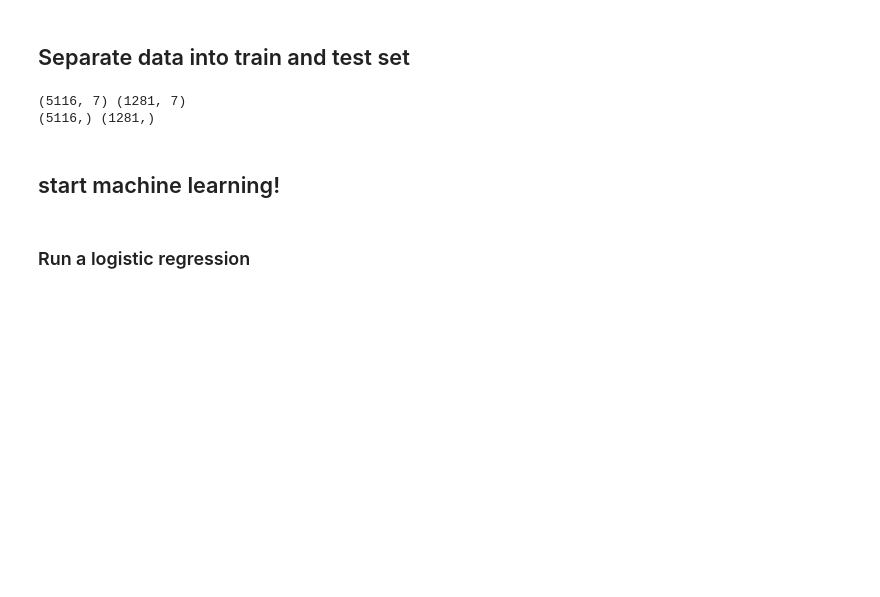
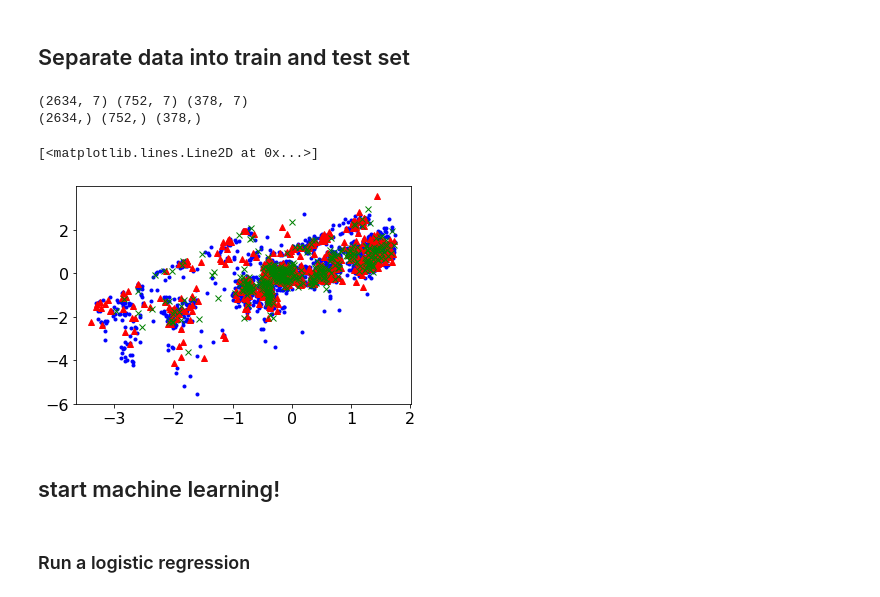
Before and after one commit to bmullet/PEEVED, a Jupyter notebook: RunMLTests.ipynb, the cells around one changed output. Cells and saved outputs as stored; diff of their text form; code cells hidden in the pictures; blank space fills up the shorter version.

```diff
--- a/RunMLTests.ipynb
+++ b/RunMLTests.ipynb
@@ -13,8 +9,2 @@ from sklearn import ensemble as ml_models
 # %% [markdown]
 # import data
-# %%
-eruption_csv_path = 'PuuOo.csv'
-eq_csv_path       = 'puuoo_earthquakes.csv'
-
-p = PuuOo(eruption_csv_path)
-time, lat, lon, depth, mag = load_puuoo_eqs(eq_csv_path)
@@ -51,36 +86,48 @@ print(sum(Y)/len(Y))
 # %%
 import random
 
-# Make additional array for erupting or not
-erupt = np.array([p.was_erupting(t) for t in time])
 random.seed(0)
-percent_train = 0.8
+percent_train = 0.7
+percent_dev   = 0.2 # Percent test is what is left
 
 # Get indices of eruption and non-eruption earthquakes so we can split both
 eruption_idx    = [i for i, e in enumerate(erupt) if e == True]
 no_eruption_idx = [i for i, e in enumerate(erupt) if e == False]
 num_train_eruptions = int(percent_train * len(eruption_idx))
-num_val_eruptions   = len(eruption_idx) - num_train_eruptions
+num_val_eruptions   = int(percent_dev * len(eruption_idx))
+num_test_eruptions  = len(eruption_idx) - num_val_eruptions - num_train_eruptions
 num_train_no_eruptions = int(percent_train * len(no_eruption_idx))
-num_val_no_eruptions   = len(no_eruption_idx) - num_train_eruptions
+num_val_no_eruptions   = int(percent_dev * len(no_eruption_idx))
+num_test_no_eruptions  = len(no_eruption_idx) - num_val_no_eruptions - num_train_no_eruptions
 train_idx = sorted(random.sample(eruption_idx, num_train_eruptions))
-val_idx   = sorted(list(set(eruption_idx) - set(train_idx)))
+remaining = sorted(list(set(eruption_idx) - set(train_idx)))
+val_idx   = sorted(random.sample(remaining, num_val_eruptions))
+test_idx  = sorted(list(set(remaining) - set(val_idx)))
 train_idx += sorted(random.sample(no_eruption_idx, num_train_no_eruptions))
-val_idx   += sorted(list(set(no_eruption_idx) - set(train_idx)))
+remaining  = sorted(list(set(no_eruption_idx) - set(train_idx)))
+val_idx   += sorted(random.sample(remaining, num_val_no_eruptions))
+test_idx  += sorted(list(set(remaining) - set(val_idx)))
+assert(len(train_idx) + len(val_idx) + len(test_idx) == len(erupt))
 
-# Shuffle for random feed into model during training
-random.shuffle(train_idx)
-random.shuffle(val_idx)
 x_train = X[train_idx,:]
 x_val   = X[val_idx,:]
+x_test  = X[test_idx,:]
 
 y_train = Y[train_idx]
 y_val   = Y[val_idx]
+y_test  = Y[test_idx]
-# %%
-print(x_train.shape, x_val.shape)
-print(y_train.shape, y_val.shape)
-# %% [output]
-(5116, 7) (1281, 7)
-(5116,) (1281,)
+# %%
+print(x_train.shape, x_val.shape, x_test.shape)
+print(y_train.shape, y_val.shape, y_test.shape)
+
+plt.figure()
+plt.plot(x_train[:,0], x_train[:,1], 'b.', label='training')
+plt.plot(x_val[:,0], x_val[:,1], 'r^', label='dev')
+plt.plot(x_test[:,0], x_test[:,1], 'gx', label='test')
+# %% [output]
+(2634, 7) (752, 7) (378, 7)
+(2634,) (752,) (378,)
+[<matplotlib.lines.Line2D at 0x...>]
+[figure, added]
 # %% [markdown]
 ## start machine learning!
```
Also changed, not shown: parts of 36 cells of this notebook, 2 other files.
